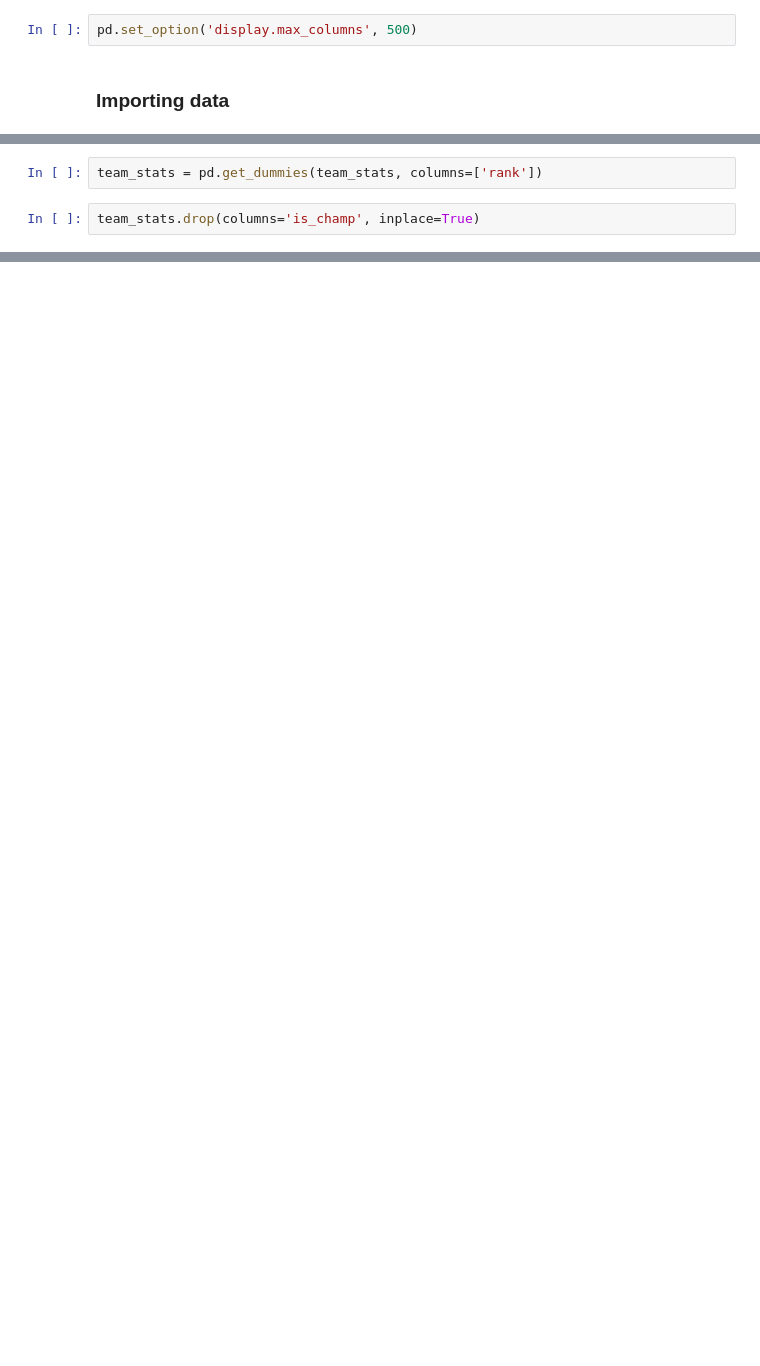
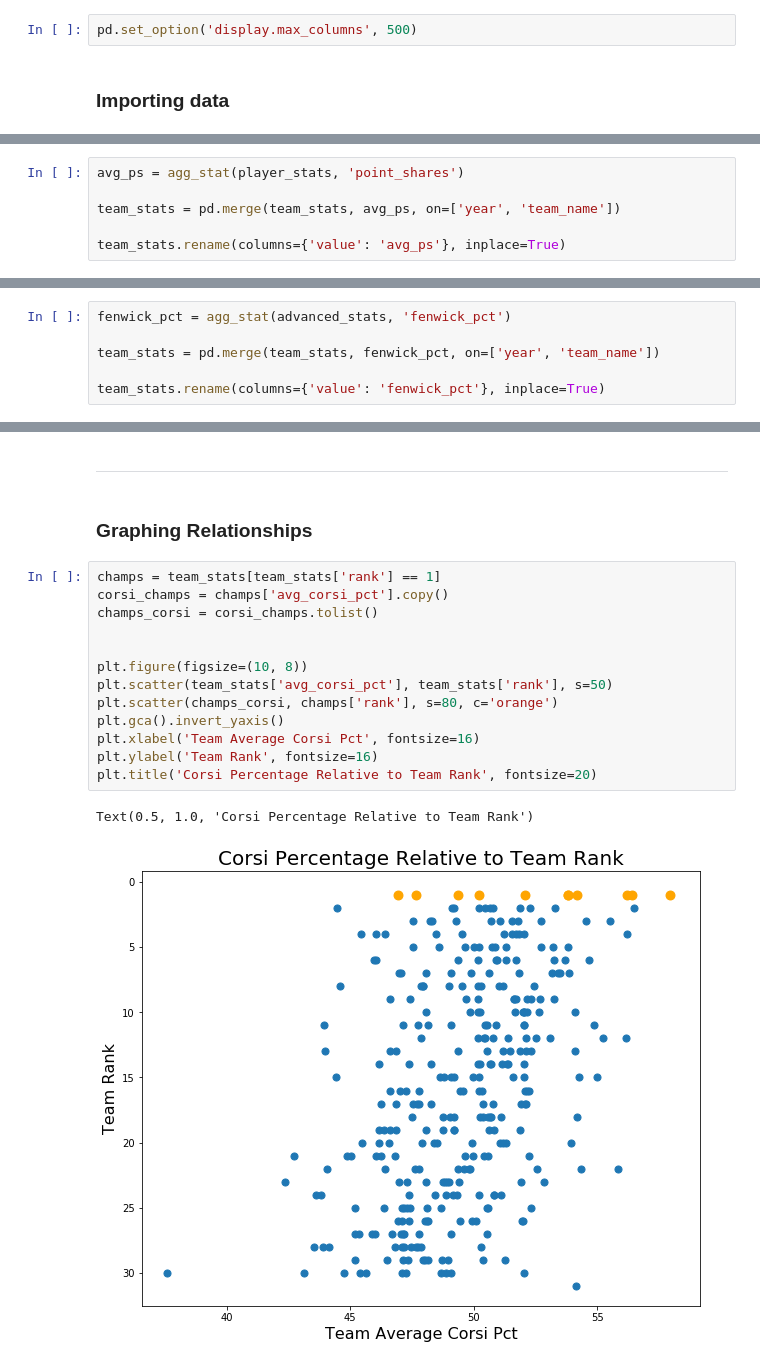
Before and after one commit to cmanley10/Predicting-NHL-Team-Success, a Jupyter notebook: EDA and Feature Engineering.ipynb, the cells around one changed output, grey strips where cells are left out. Cells and saved outputs as stored; diff of their text form; blank space fills up the shorter version.

```diff
--- a/EDA and Feature Engineering.ipynb
+++ b/EDA and Feature Engineering.ipynb
@@ -303,0 +118,6 @@ correlations = team_stats.drop(['is_champ', 'team'], axis=1).apply(lambda x: x.c
+# %%
+avg_ps = agg_stat(player_stats, 'point_shares')
+
+team_stats = pd.merge(team_stats, avg_ps, on=['year', 'team_name'])
+
+team_stats.rename(columns={'value': 'avg_ps'}, inplace=True)
@@ -303,0 +128,6 @@ correlations = team_stats.drop(['is_champ', 'team'], axis=1).apply(lambda x: x.c
+# %%
+fenwick_pct = agg_stat(advanced_stats, 'fenwick_pct')
+
+team_stats = pd.merge(team_stats, fenwick_pct, on=['year', 'team_name'])
+
+team_stats.rename(columns={'value': 'fenwick_pct'}, inplace=True)
@@ -310,4 +334,0 @@ pd.get_dummies(team_stats, columns=['year'])
-# %%
-team_stats = pd.get_dummies(team_stats, columns=['rank'])
-# %%
-team_stats.drop(columns='is_champ', inplace=True)
@@ -393,0 +338,20 @@ for player in top_scorers_2018:
+# %% [markdown]
+  ---
+# %% [markdown]
+### Graphing Relationships
+# %%
+champs = team_stats[team_stats['rank'] == 1]
+corsi_champs = champs['avg_corsi_pct'].copy()
+champs_corsi = corsi_champs.tolist()
+
+
+plt.figure(figsize=(10, 8))
+plt.scatter(team_stats['avg_corsi_pct'], team_stats['rank'], s=50)
+plt.scatter(champs_corsi, champs['rank'], s=80, c='orange')
+plt.gca().invert_yaxis()
+plt.xlabel('Team Average Corsi Pct', fontsize=16)
+plt.ylabel('Team Rank', fontsize=16)
+plt.title('Corsi Percentage Relative to Team Rank', fontsize=20)
+# %% [output]
+Text(0.5, 1.0, 'Corsi Percentage Relative to Team Rank')
+[figure, added]
```
Also changed, not shown: parts of 145 cells of this notebook, 20 other files.
